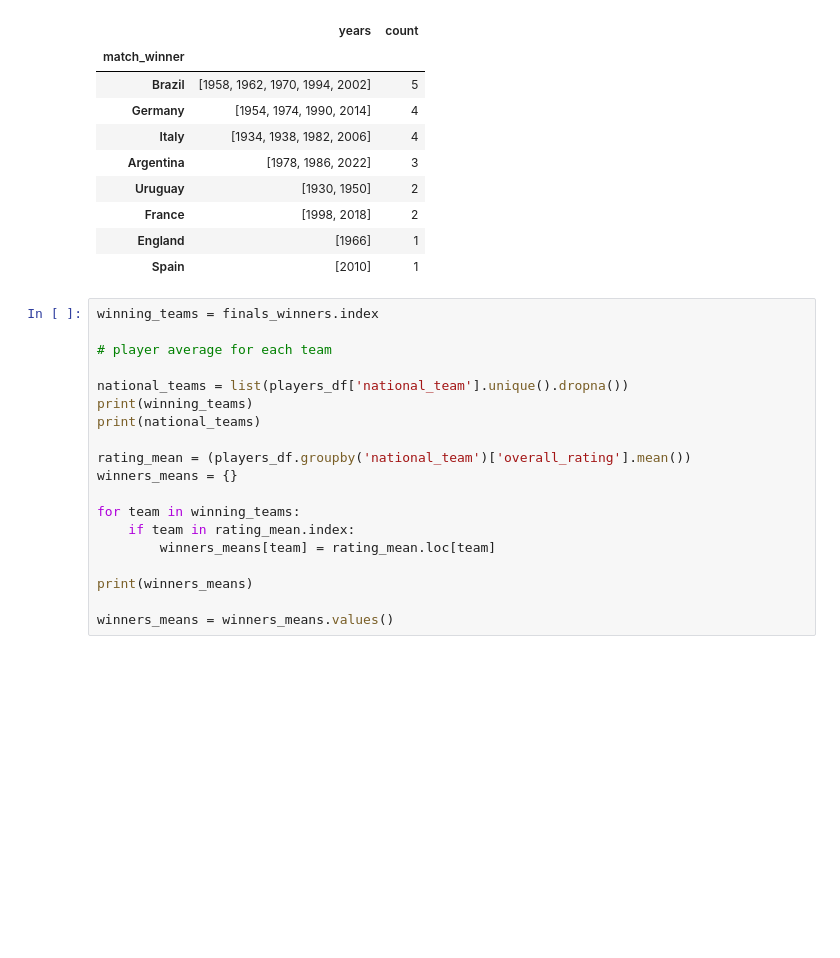
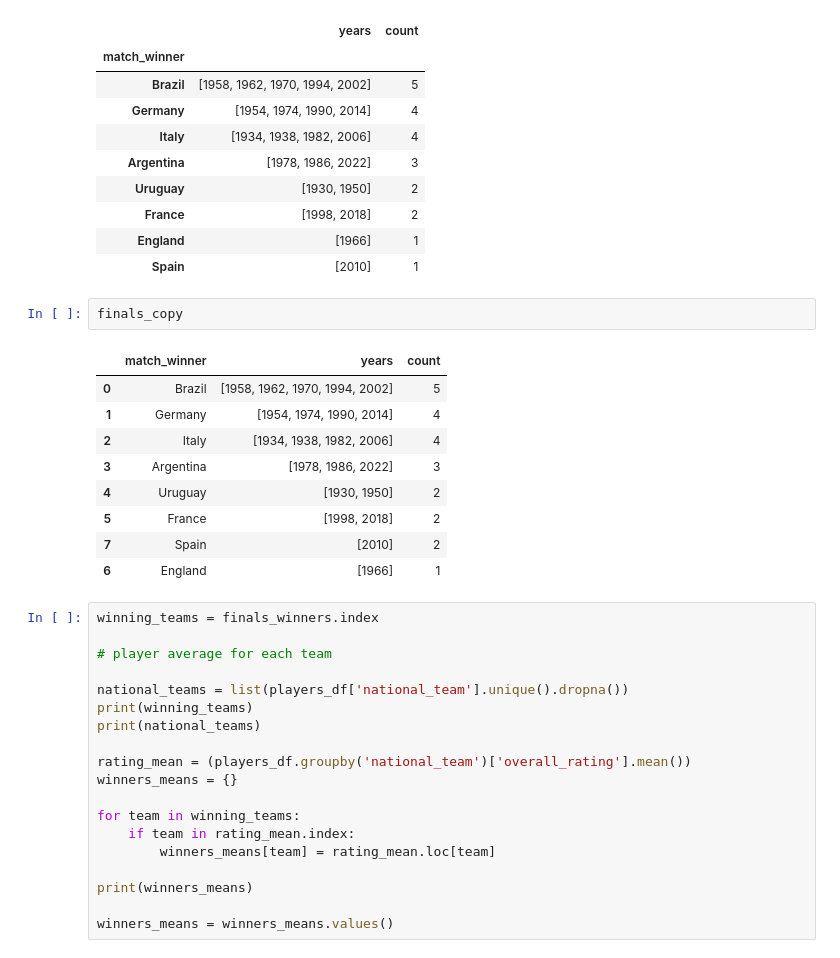
Before and after one commit to bev-amin/fifa-data-science, a Jupyter notebook: notebooks/01-exploration.ipynb, the cells around one changed output. Cells and saved outputs as stored; diff of their text form; blank space fills up the shorter version.

```diff
--- a/notebooks/01-exploration.ipynb
+++ b/notebooks/01-exploration.ipynb
@@ -1016,6 +1016,18 @@ finals_winners
 | France | [1998, 2018] | 2 |
 | England | [1966] | 1 |
 | Spain | [2010] | 1 |
+# %%
+finals_copy
+# %% [output]
+|  | match_winner | years | count |
+| 0 | Brazil | [1958, 1962, 1970, 1994, 2002] | 5 |
+| 1 | Germany | [1954, 1974, 1990, 2014] | 4 |
+| 2 | Italy | [1934, 1938, 1982, 2006] | 4 |
+| 3 | Argentina | [1978, 1986, 2022] | 3 |
+| 4 | Uruguay | [1930, 1950] | 2 |
+| 5 | France | [1998, 2018] | 2 |
+| 7 | Spain | [2010] | 2 |
+| 6 | England | [1966] | 1 |
 # %%
 winning_teams = finals_winners.index
 
```
Also changed, not shown: parts of 1 cell of this notebook, 1 other file.
